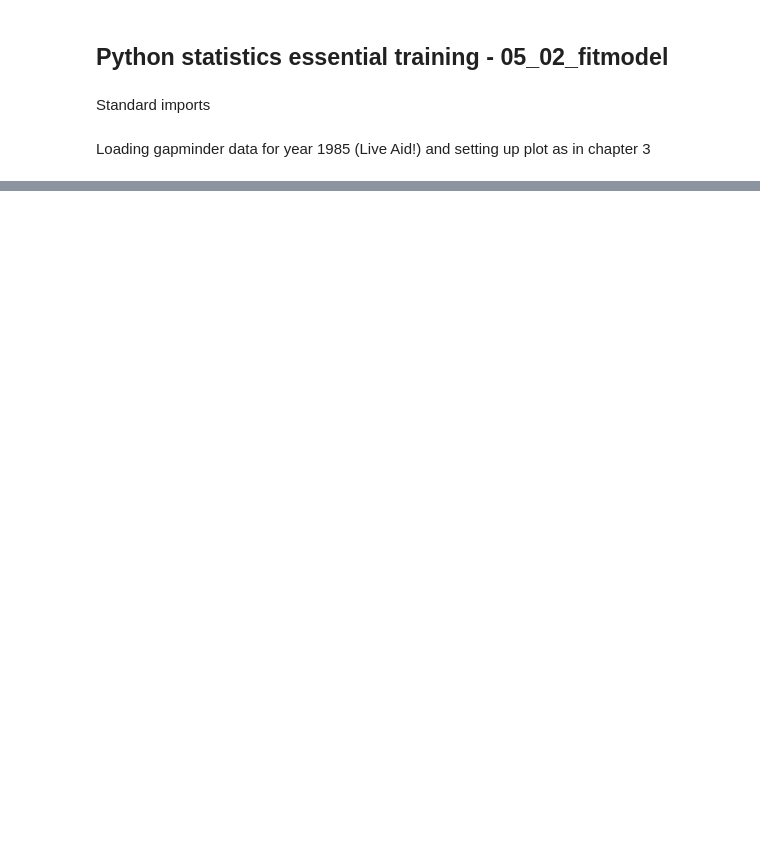
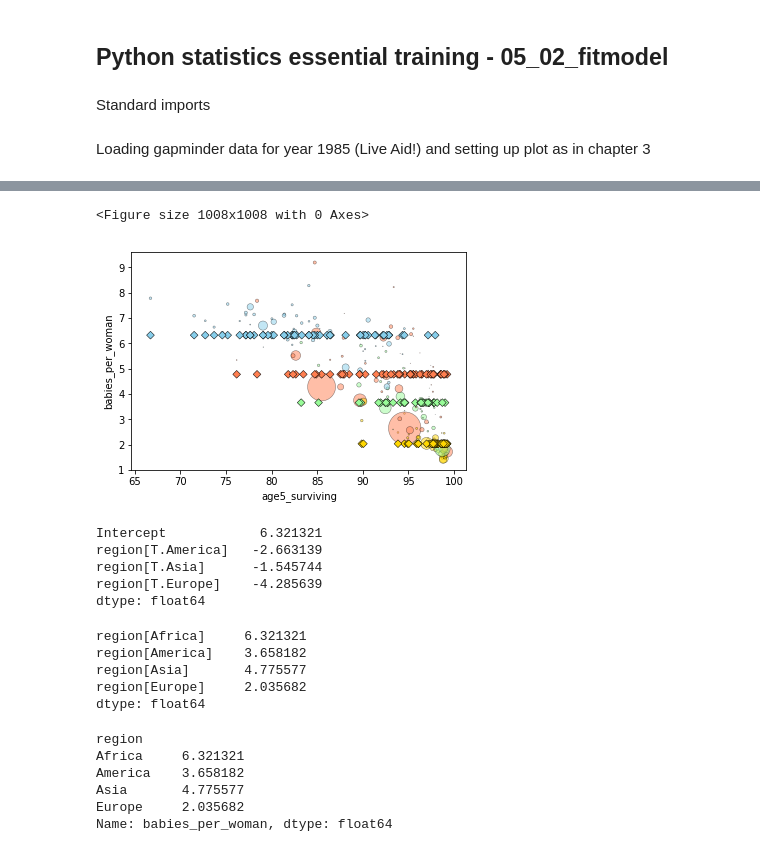
Before and after one commit to atalebizadeh/DS-Career-Track, a Jupyter notebook: Python Statistics/Exercise Files/chapter5/05_02/05_02_fitmodel_begin.ipynb, the cells around one changed output, grey strips where cells are left out. Saved outputs shown, nothing was run; the diff lists cells and outputs as text; code cells hidden in the pictures; blank space fills up the shorter version.

```diff
--- a/Python Statistics/Exercise Files/chapter5/05_02/05_02_fitmodel_begin.ipynb
+++ b/Python Statistics/Exercise Files/chapter5/05_02/05_02_fitmodel_begin.ipynb
@@ -32,0 +63,15 @@ def plotdata():
+# %%
+groupmeans = smf.ols(formula='babies_per_woman ~ 1 + region', data=gdata).fit()
+# %%
+plotfit(groupmeans)
+# %% [output]
+<Figure size 1008x1008 with 0 Axes>
+[figure, added]
+# %%
+groupmeans.params
+# %% [output]
+Intercept            6.321321
+region[T.America]   -2.663139
+region[T.Asia]      -1.545744
+region[T.Europe]    -4.285639
+dtype: float64
@@ -32,0 +80,17 @@ def plotdata():
+# %%
+groupmeans.params
+# %% [output]
+region[Africa]     6.321321
+region[America]    3.658182
+region[Asia]       4.775577
+region[Europe]     2.035682
+dtype: float64
+# %%
+gdata.groupby('region').babies_per_woman.mean()
+# %% [output]
+region
+Africa     6.321321
+America    3.658182
+Asia       4.775577
+Europe     2.035682
+Name: babies_per_woman, dtype: float64
```
Also changed, not shown: parts of 17 cells of this notebook.
